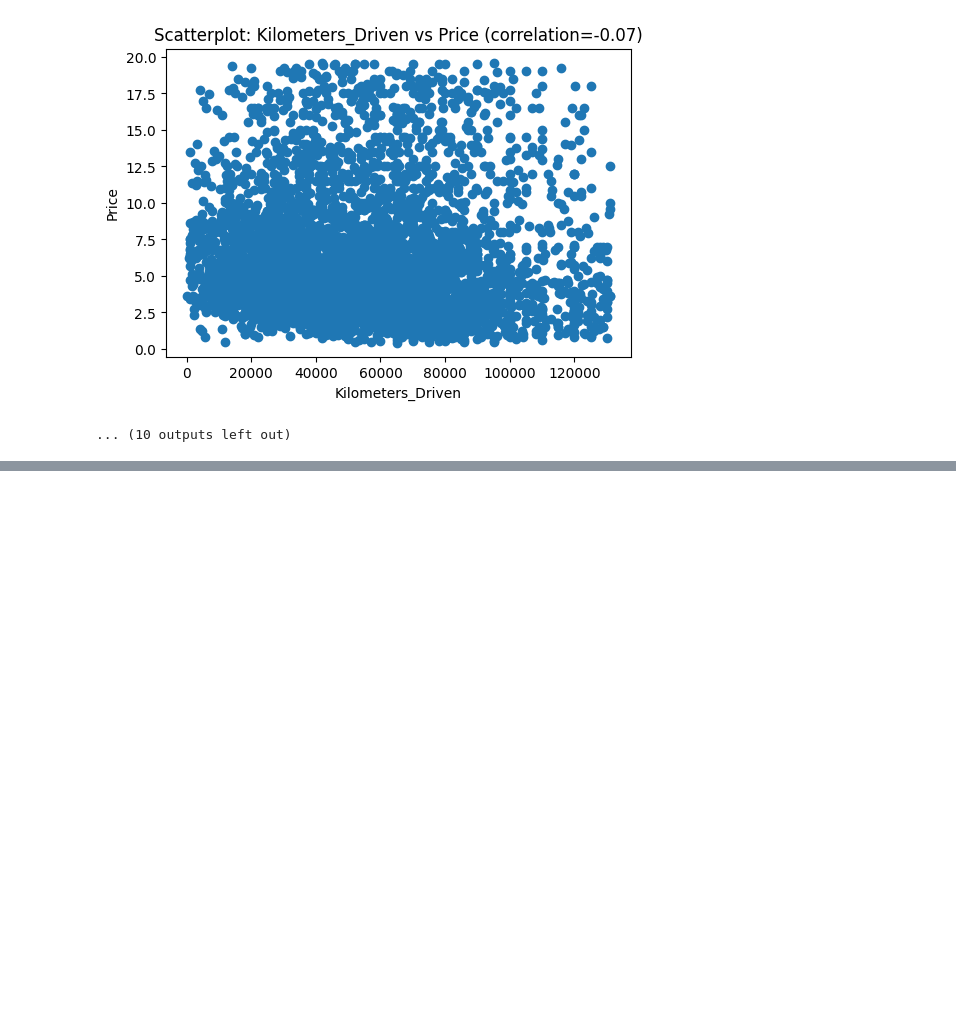
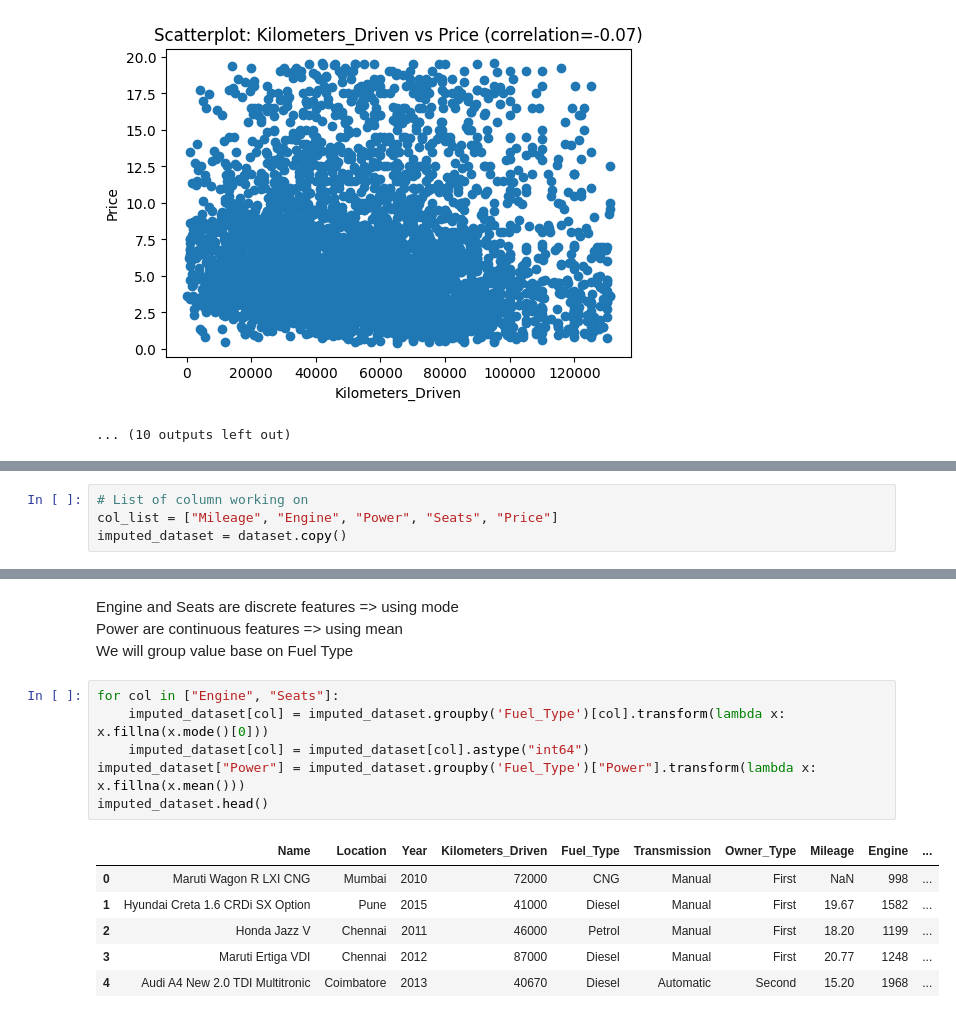
Before and after one commit to Huy1996/CMPE-255, a Jupyter notebook: assignment1.ipynb, the cells around one changed output, grey strips where cells are left out. Saved outputs shown, nothing was run; the diff lists cells and outputs as text; blank space fills up the shorter version.

```diff
--- a/assignment1.ipynb
+++ b/assignment1.ipynb
@@ -359,0 +366,4 @@ plt.show()
+# %%
+# List of column working on
+col_list = ["Mileage", "Engine", "Power", "Seats", "Price"]
+imputed_dataset = dataset.copy()
@@ -359,0 +393,17 @@ plt.show()
+# %% [markdown]
+Engine and Seats are discrete features => using mode \
+Power are continuous features => using mean \
+We will group value base on Fuel Type
+# %%
+for col in ["Engine", "Seats"]:
+    imputed_dataset[col] = imputed_dataset.groupby('Fuel_Type')[col].transform(lambda x: x.fillna(x.mode()[0]))
+    imputed_dataset[col] = imputed_dataset[col].astype("int64")
+imputed_dataset["Power"] = imputed_dataset.groupby('Fuel_Type')["Power"].transform(lambda x: x.fillna(x.mean()))
+imputed_dataset.head()
+# %% [output]
+|  | Name | Location | Year | Kilometers_Driven | Fuel_Type | Transmission | Owner_Type | Mileage | Engine | ... |
+| 0 | Maruti Wagon R LXI CNG | Mumbai | 2010 | 72000 | CNG | Manual | First | NaN | 998 | ... |
+| 1 | Hyundai Creta 1.6 CRDi SX Option | Pune | 2015 | 41000 | Diesel | Manual | First | 19.67 | 1582 | ... |
+| 2 | Honda Jazz V | Chennai | 2011 | 46000 | Petrol | Manual | First | 18.20 | 1199 | ... |
+| 3 | Maruti Ertiga VDI | Chennai | 2012 | 87000 | Diesel | Manual | First | 20.77 | 1248 | ... |
+| 4 | Audi A4 New 2.0 TDI Multitronic | Coimbatore | 2013 | 40670 | Diesel | Automatic | Second | 15.20 | 1968 | ... |
```
Also changed, not shown: parts of 14 cells of this notebook.
